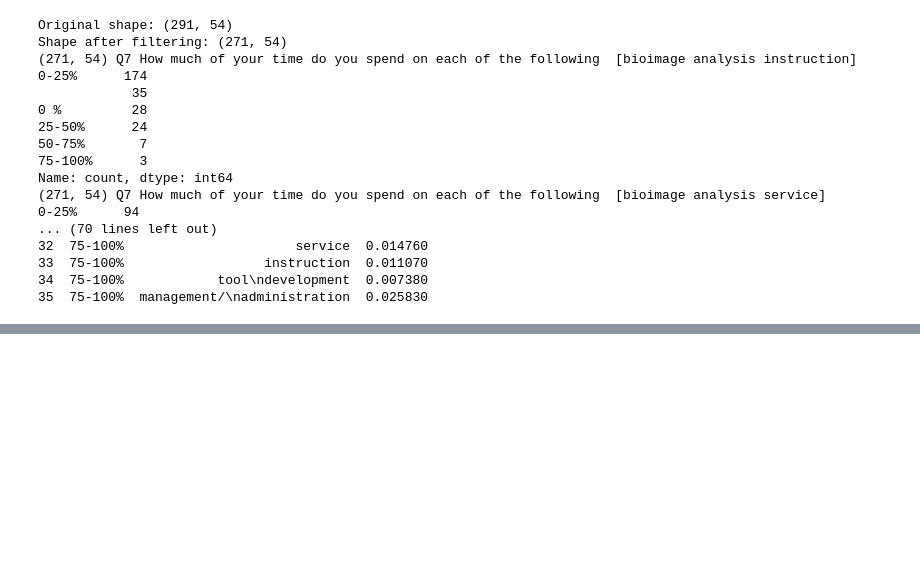
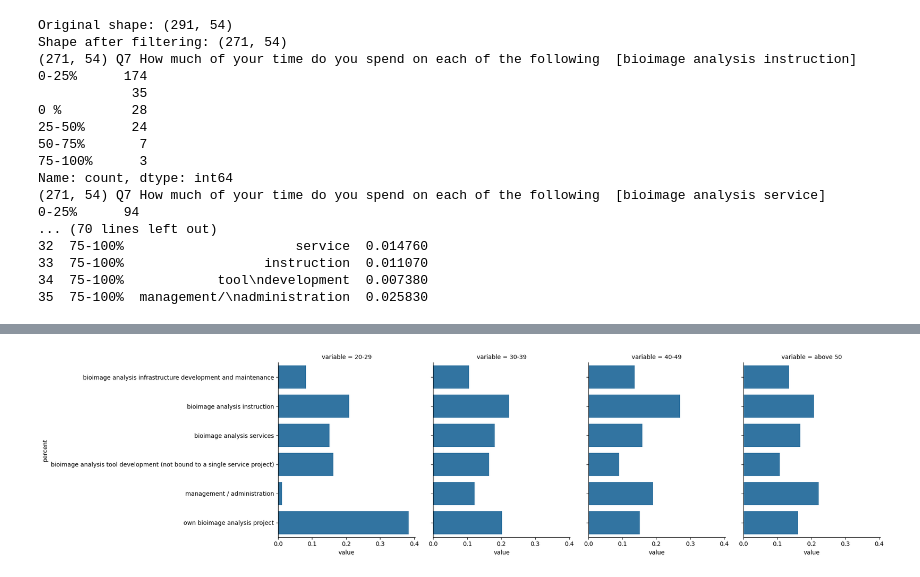
Before and after one commit to GloBIAS-BioimageAnalysts/Survey_2024, a Jupyter notebook: notebooks/time_spent.ipynb, the cells around one changed output, grey strips where cells are left out. Saved outputs shown, nothing was run; the diff lists cells and outputs as text; code cells hidden in the pictures; blank space fills up the shorter version.

```diff
--- a/notebooks/time_spent.ipynb
+++ b/notebooks/time_spent.ipynb
@@ -54,0 +62,4 @@ Name: count, dtype: int64
+# %%
+utils.select_all_that_apply_hist_facet(df,question_col,facet_col=facet_col,how='color')
+# %% [output]
+[figure, added]
```
Also changed, not shown: parts of 2 cells of this notebook, 1 other file.
